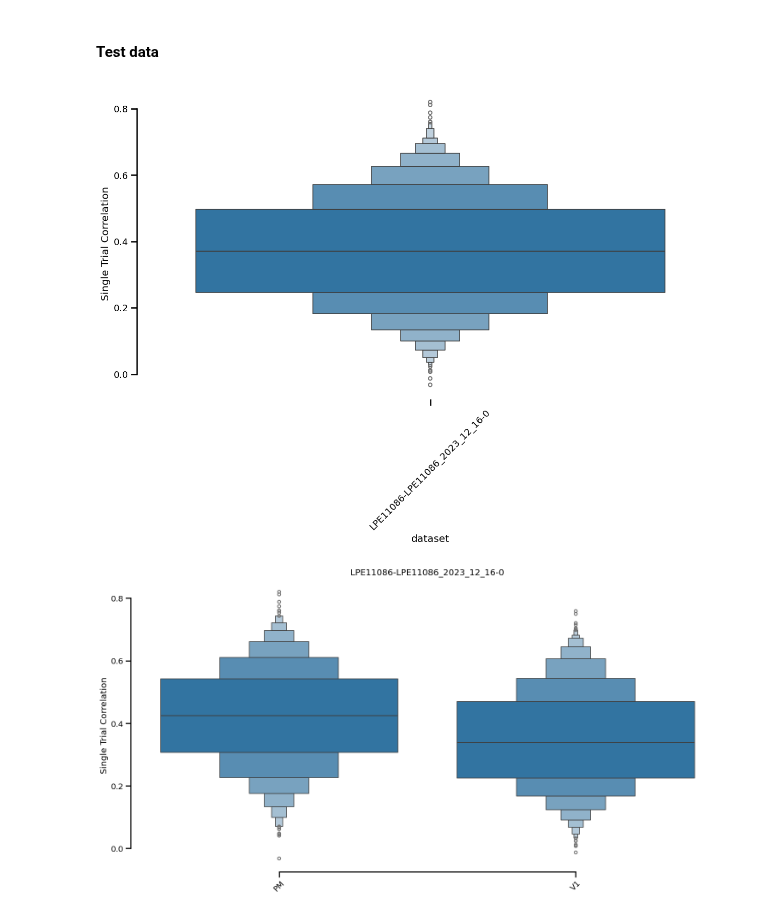
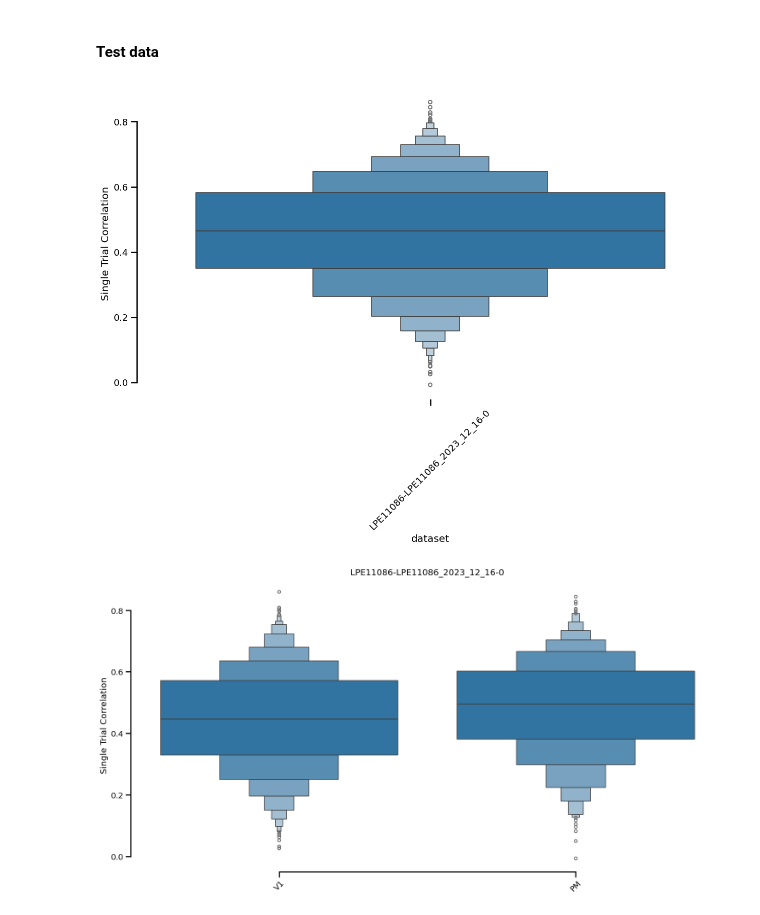
Before and after one commit to ananaphasia/adrian_sensorium, a Jupyter notebook: notebooks/submission_m4/03_evaluate_and_submit.ipynb, the cells around one changed output. Drawn from its saved outputs; the diff is of its cells as text; code cells hidden in the pictures.

Commit message:
graph more things

```diff
--- a/notebooks/submission_m4/03_evaluate_and_submit.ipynb
+++ b/notebooks/submission_m4/03_evaluate_and_submit.ipynb
@@ -118,16 +119,26 @@ from sensorium.utility.measure_helpers import get_df_for_scores
 # %% [markdown]
 #### Test data
 # %%
+tier = "validation"
+
 single_trial_correlation = get_correlations(
-    ensemble, dataloaders, tier="test", device="cuda", as_dict=True)
+    ensemble, dataloaders, tier=tier, device="cuda", as_dict=True)
 
 df = get_df_for_scores(session_dict=single_trial_correlation,
                        measure_attribute="Single Trial Correlation"
                        )
 # %%
-for k in dataloaders['test']:
-    assert len(df[df['dataset'] == k]) == len(dataloaders['test'][k].dataset.neurons.area), "Length of df and dataloader not equal"
-    df.loc[df['dataset'] == k, 'area'] = dataloaders['test'][k].dataset.neurons.area
+for k in dataloaders[tier]:
+    assert len(df[df['dataset'] == k]) == len(dataloaders[tier][k].dataset.neurons.area), "Length of df and dataloader not equal"
+    df.loc[df['dataset'] == k, 'area'] = dataloaders[tier][k].dataset.neurons.area
+# %%
+data_basepath = "../molanalysis/data/IM/"
+
+for k in dataloaders[tier]:
+    data_path = os.path.join(data_basepath, k.split('-')[1].split('_')[0] + '/' + '_'.join(k.split('-')[1].split('_')[1:]))
+    celldata = pd.read_csv(data_path + '/celldata.csv')
+    assert len(df[df['dataset'] == k]) == len(celldata), "Length of df and celldata not equal"
+    df.loc[df['dataset'] == k, 'labeled'] = celldata['redcell'].astype(bool).values
 # %%
 %matplotlib inline
 # %%
@@ -137,30 +148,30 @@ sns.boxenplot(x="dataset", y="Single Trial Correlation", data=df, )
 plt.xticks(rotation=45)
 sns.despine(trim=True)
 # %% [output]
-[figure, old version]
+[figure, new version]
 # %%
 sns.set_context("talk", font_scale=.8)
 fig, axes = plt.subplots(nrows=1, ncols=len(df['dataset'].unique()), figsize=(15, 8), sharey=True)
 
-for idx, (ax, (i, g)) in enumerate(zip(np.array(axes).reshape(-1), df.groupby('dataset'))):
+for idx, (ax, (i, g)) in enumerate(zip(np.array(axes).reshape(-1), df.sort_values('area', ascending = False).groupby('dataset'))):
     sns.boxenplot(x="area", y="Single Trial Correlation", data=g, ax=ax)
     ax.set_title(i)  # Set the title of each subplot to the dataset name
     ax.set_xlabel("")  # Set the x-axis label
     ax.set_xticklabels(ax.get_xticklabels(), rotation=45)
 
     if idx > 0:
         # remove y axis line
         ax.spines['left'].set_visible(False)
         ax.set_ylabel("")
         ax.set_yticklabels([])
         ax.set_yticks([])
         ax.get_yaxis().set_visible(False)
 
         for spine in ax.spines.values():
             spine.set_visible(False)
 
 sns.despine(trim=True)
 plt.tight_layout()
 plt.show()
 # %% [output]
-[figure, old version]
+[figure, new version]
```
Also changed, not shown: parts of 9 cells of this notebook.
